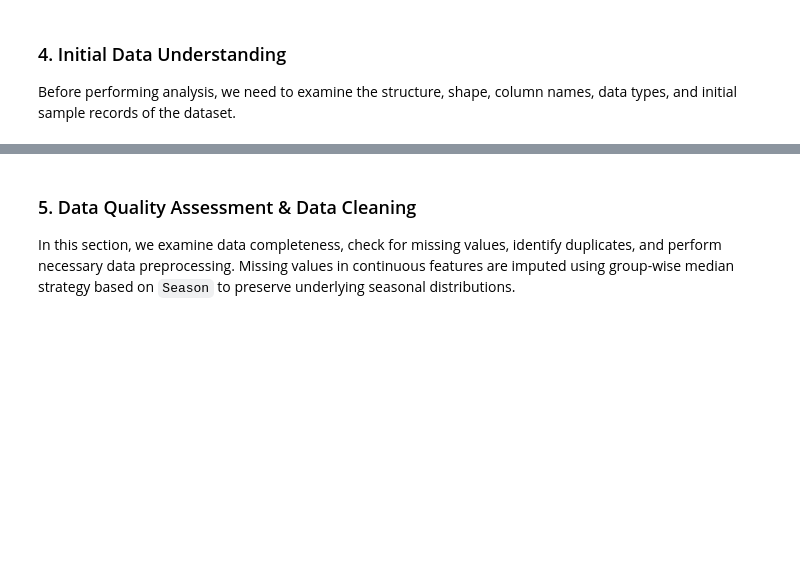
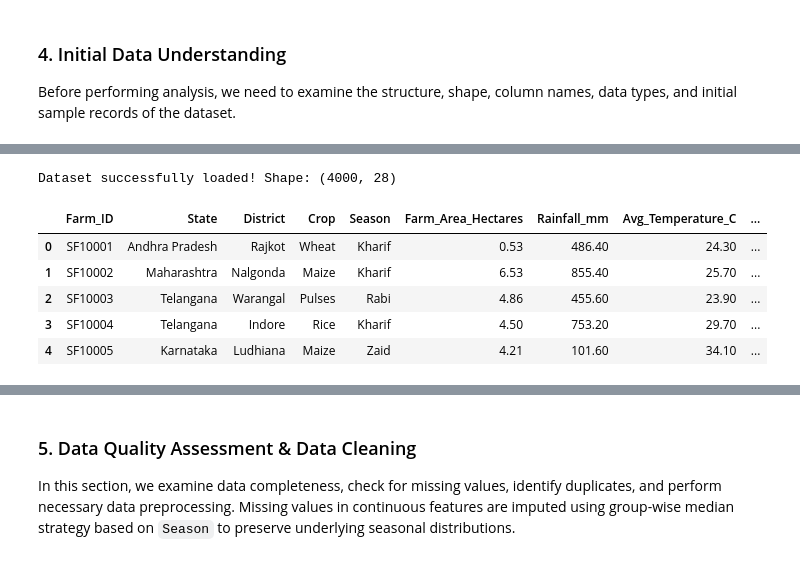
Before and after one commit to veer25scs1003003599-blip/Seasonal-Agriculture-Performance-Analysis, a Jupyter notebook: Seasonal_Agriculture_Performance_Data_Analytics.ipynb, the cells around one changed output, grey strips where cells are left out. Cells and saved outputs as stored; diff of their text form; code cells hidden in the pictures; blank space fills up the shorter version.

```diff
--- a/Seasonal_Agriculture_Performance_Data_Analytics.ipynb
+++ b/Seasonal_Agriculture_Performance_Data_Analytics.ipynb
@@ -51,25 +51,3 @@ Libraries imported successfully!
 ### 4. Initial Data Understanding
 
 Before performing analysis, we need to examine the structure, shape, column names, data types, and initial sample records of the dataset.
-# %%
-from google.colab import files
-import io
-
-# Prompt to upload dataset file
-print("Please upload 'seasonal_agriculture_performance_dataset.csv':")
-uploaded = files.upload()
-
-# Read the uploaded CSV
-file_name = list(uploaded.keys())[0]
-df = pd.read_csv(io.BytesIO(uploaded[file_name]))
-
-# Verify shape and contents
-print(f"\nDataset loaded successfully!")
-print(f"Number of rows: {df.shape[0]}")
-print(f"Number of columns: {df.shape[1]}")
-
-print("\n--- Top 5 Rows ---")
-display(df.head())
-
-print("\n--- Bottom 5 Rows ---")
-display(df.tail())
@@ -79,3 +54,29 @@ Please upload 'seasonal_agriculture_performance_dataset.csv':
+# %%
+import os
+import pandas as pd
+
+# Define CSV file name and direct raw GitHub URL
+csv_file = 'seasonal_agriculture_performance_dataset.csv'
+github_raw_url = f'https://raw.githubusercontent.com/veer25scs1003003599-blip/Seasonal-Agriculture-Performance-Analysis/main/{csv_file}'
+
+# Download CSV automatically from GitHub if not present locally
+if not os.path.exists(csv_file):
+    print("Downloading dataset from GitHub repository...")
+    df = pd.read_csv(github_raw_url)
+    df.to_csv(csv_file, index=False)
+else:
+    df = pd.read_csv(csv_file)
+
+print(f"Dataset successfully loaded! Shape: {df.shape}")
+display(df.head())
+# %% [output]
+Dataset successfully loaded! Shape: (4000, 28)
+|  | Farm_ID | State | District | Crop | Season | Farm_Area_Hectares | Rainfall_mm | Avg_Temperature_C | ... |
+| 0 | SF10001 | Andhra Pradesh | Rajkot | Wheat | Kharif | 0.53 | 486.40 | 24.30 | ... |
+| 1 | SF10002 | Maharashtra | Nalgonda | Maize | Kharif | 6.53 | 855.40 | 25.70 | ... |
+| 2 | SF10003 | Telangana | Warangal | Pulses | Rabi | 4.86 | 455.60 | 23.90 | ... |
+| 3 | SF10004 | Telangana | Indore | Rice | Kharif | 4.50 | 753.20 | 29.70 | ... |
+| 4 | SF10005 | Karnataka | Ludhiana | Maize | Zaid | 4.21 | 101.60 | 34.10 | ... |
 # %%
 # Display a random sample of 5 records
 print("--- Random Sample of Records ---")
```
Also changed, not shown: parts of 13 cells of this notebook.
